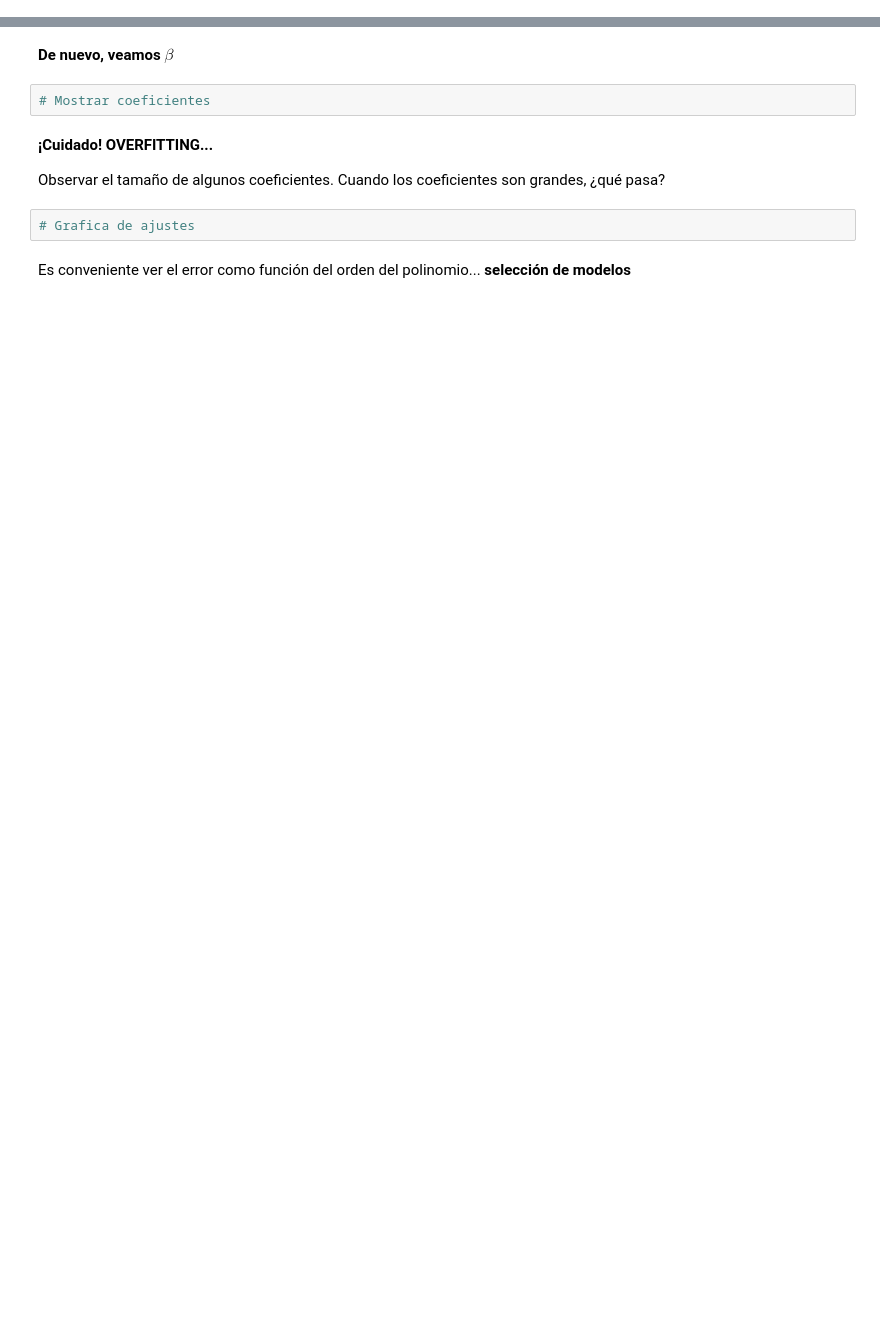
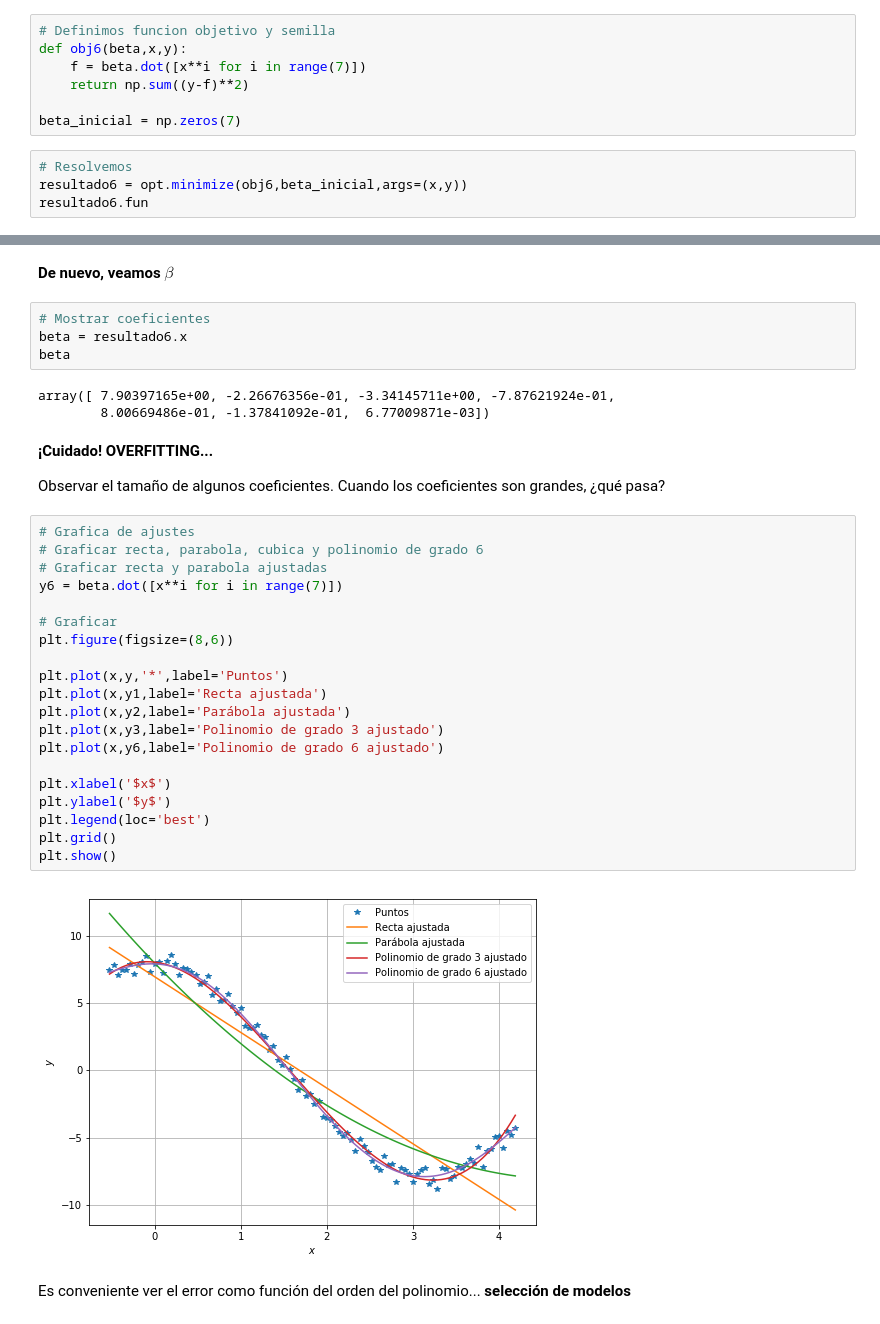
Before and after one commit to nt719581/SimMat2019-Verano, a Jupyter notebook: Módulo 1/Clase6_AjusteCurvas.ipynb, the cells around one changed output, grey strips where cells are left out. Drawn from its saved outputs; the diff is of its cells as text; blank space fills up the shorter version.

```diff
--- a/Módulo 1/Clase6_AjusteCurvas.ipynb
+++ b/Módulo 1/Clase6_AjusteCurvas.ipynb
@@ -459,0 +459,11 @@ Mucho mejor. Entonces, ¿mientras más se suba el orden mejor la aproximación?
+# %%
+# Definimos funcion objetivo y semilla
+def obj6(beta,x,y):
+    f = beta.dot([x**i for i in range(7)])
+    return np.sum((y-f)**2)
+
+beta_inicial = np.zeros(7)
+# %%
+# Resolvemos
+resultado6 = opt.minimize(obj6,beta_inicial,args=(x,y))
+resultado6.fun
@@ -461,11 +473,36 @@ Mucho mejor. Entonces, ¿mientras más se suba el orden mejor la aproximación?
 **De nuevo, veamos $\beta$**
 # %%
 # Mostrar coeficientes
+beta = resultado6.x
+beta
+# %% [output]
+array([ 7.90397165e+00, -2.26676356e-01, -3.34145711e+00, -7.87621924e-01,
+        8.00669486e-01, -1.37841092e-01,  6.77009871e-03])
 # %% [markdown]
 **¡Cuidado! OVERFITTING...**
 
 Observar el tamaño de algunos coeficientes. Cuando los coeficientes son grandes, ¿qué pasa?
-# %%
-# Grafica de ajustes
+# %%
+# Grafica de ajustes
+# Graficar recta, parabola, cubica y polinomio de grado 6
+# Graficar recta y parabola ajustadas
+y6 = beta.dot([x**i for i in range(7)])
+
+# Graficar
+plt.figure(figsize=(8,6))
+
+plt.plot(x,y,'*',label='Puntos')
+plt.plot(x,y1,label='Recta ajustada')
+plt.plot(x,y2,label='Parábola ajustada')
+plt.plot(x,y3,label='Polinomio de grado 3 ajustado')
+plt.plot(x,y6,label='Polinomio de grado 6 ajustado')
+
+plt.xlabel('$x$')
+plt.ylabel('$y$')
+plt.legend(loc='best')
+plt.grid()
+plt.show()
+# %% [output]
+[figure, added]
 # %% [markdown]
 Es conveniente ver el error como función del orden del polinomio... **selección de modelos**
```
Also changed, not shown: parts of 28 cells of this notebook.
